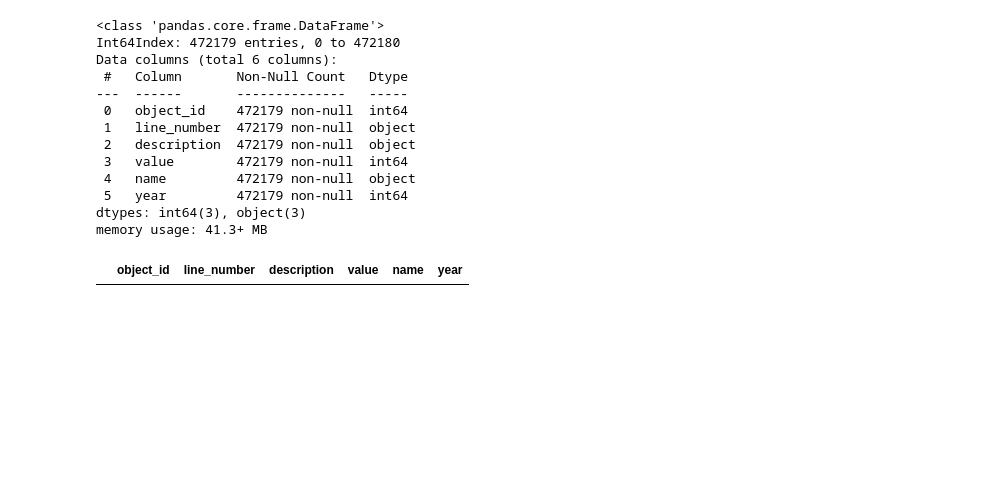
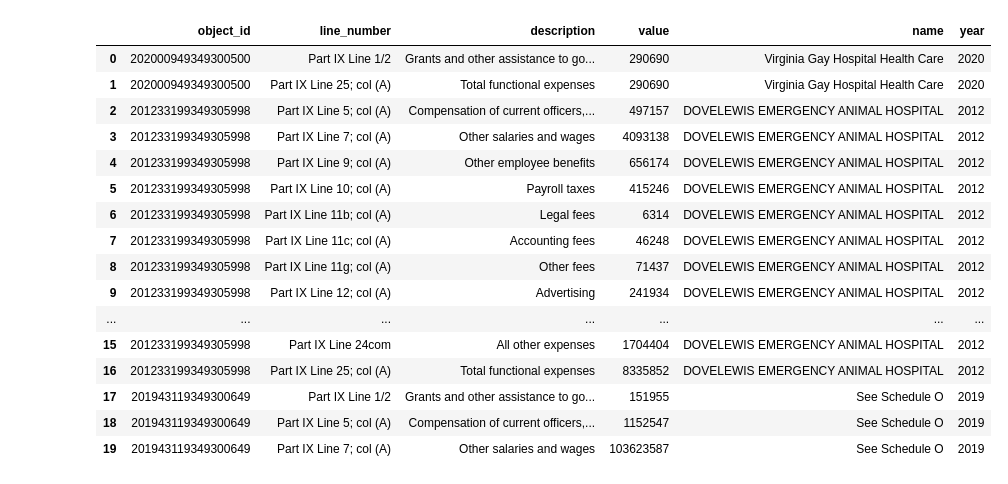
Before and after one commit to Vidhi-H-Patel/990-Project, a Jupyter notebook: Data_analysis.ipynb, the cells around one changed output. Cells and saved outputs as stored; diff of their text form; code cells hidden in the pictures; blank space fills up the shorter version.

```diff
--- a/Data_analysis.ipynb
+++ b/Data_analysis.ipynb
@@ -30,4 +31,0 @@ for i in o_id_str:
-# %%
-# convert year to int
-data['year'] = data['year'].astype(int)
-data.info()
@@ -86,16 +31,0 @@ len(sorted(h_1))
-# %%
-data.info()
-# %% [output]
-<class 'pandas.core.frame.DataFrame'>
-Int64Index: 472179 entries, 0 to 472180
-Data columns (total 6 columns):
- #   Column       Non-Null Count   Dtype
----  ------       --------------   -----
- 0   object_id    472179 non-null  int64
- 1   line_number  472179 non-null  object
- 2   description  472179 non-null  object
- 3   value        472179 non-null  int64
- 4   name         472179 non-null  object
- 5   year         472179 non-null  int64
-dtypes: int64(3), object(3)
-memory usage: 41.3+ MB
@@ -107,6 +31,0 @@ data.at[oro_index,'name'] = 'OROVILLE HOSPITAL'
-# %%
-#drop the two hospitals that have been sold, hence have no expense
-data.drop(205361, inplace=True)
-data.drop(272135, inplace=True)
-# %% [output]
-|  | object_id | line_number | description | value | name | year |
@@ -133 +32,29 @@ sns.barplot(data=data_plot, y="description", x="perc_cost")
+# %%
+#create new column for year
+data['year'] = ""
+
+#get year of each entry
+for i in data['object_id']:
+    year = int(str(i)[0:4])
+    data.loc[data['object_id'] == i,'year'] = year
+
+data.head(20)
+# %% [output]
+|  | object_id | line_number | description | value | name | year |
+| 0 | 202000949349300500 | Part IX Line 1/2 | Grants and other assistance to go... | 290690 | Virginia Gay Hospital Health Care | 2020 |
+| 1 | 202000949349300500 | Part IX Line 25; col (A) | Total functional expenses | 290690 | Virginia Gay Hospital Health Care | 2020 |
+| 2 | 201233199349305998 | Part IX Line 5; col (A) | Compensation of current officers,... | 497157 | DOVELEWIS EMERGENCY ANIMAL HOSPITAL | 2012 |
+| 3 | 201233199349305998 | Part IX Line 7; col (A) | Other salaries and wages | 4093138 | DOVELEWIS EMERGENCY ANIMAL HOSPITAL | 2012 |
+| 4 | 201233199349305998 | Part IX Line 9; col (A) | Other employee benefits | 656174 | DOVELEWIS EMERGENCY ANIMAL HOSPITAL | 2012 |
+| 5 | 201233199349305998 | Part IX Line 10; col (A) | Payroll taxes | 415246 | DOVELEWIS EMERGENCY ANIMAL HOSPITAL | 2012 |
+| 6 | 201233199349305998 | Part IX Line 11b; col (A) | Legal fees | 6314 | DOVELEWIS EMERGENCY ANIMAL HOSPITAL | 2012 |
+| 7 | 201233199349305998 | Part IX Line 11c; col (A) | Accounting fees | 46248 | DOVELEWIS EMERGENCY ANIMAL HOSPITAL | 2012 |
+| 8 | 201233199349305998 | Part IX Line 11g; col (A) | Other fees | 71437 | DOVELEWIS EMERGENCY ANIMAL HOSPITAL | 2012 |
+| 9 | 201233199349305998 | Part IX Line 12; col (A) | Advertising | 241934 | DOVELEWIS EMERGENCY ANIMAL HOSPITAL | 2012 |
+| ... | ... | ... | ... | ... | ... | ... |
+| 15 | 201233199349305998 | Part IX Line 24com | All other expenses | 1704404 | DOVELEWIS EMERGENCY ANIMAL HOSPITAL | 2012 |
+| 16 | 201233199349305998 | Part IX Line 25; col (A) | Total functional expenses | 8335852 | DOVELEWIS EMERGENCY ANIMAL HOSPITAL | 2012 |
+| 17 | 201943119349300649 | Part IX Line 1/2 | Grants and other assistance to go... | 151955 | See Schedule O | 2019 |
+| 18 | 201943119349300649 | Part IX Line 5; col (A) | Compensation of current officers,... | 1152547 | See Schedule O | 2019 |
+| 19 | 201943119349300649 | Part IX Line 7; col (A) | Other salaries and wages | 103623587 | See Schedule O | 2019 |
 # %%
```
Also changed, not shown: parts of 18 cells of this notebook, 5 other files.
